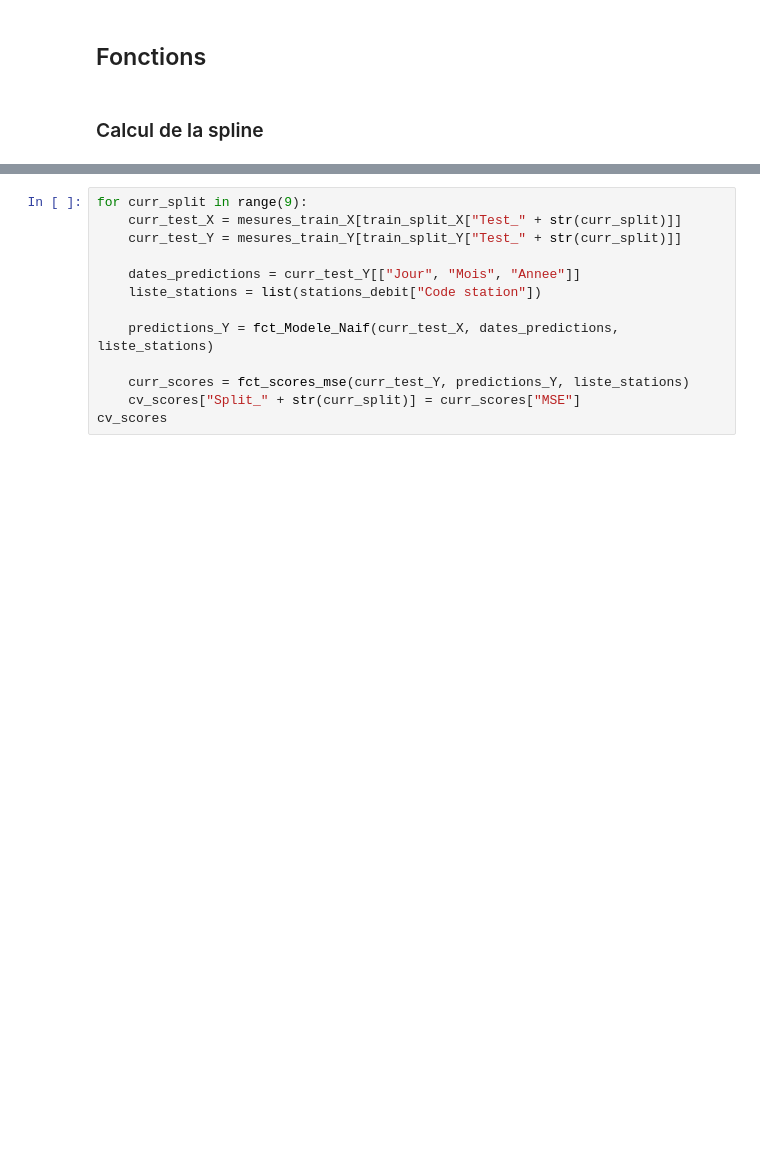
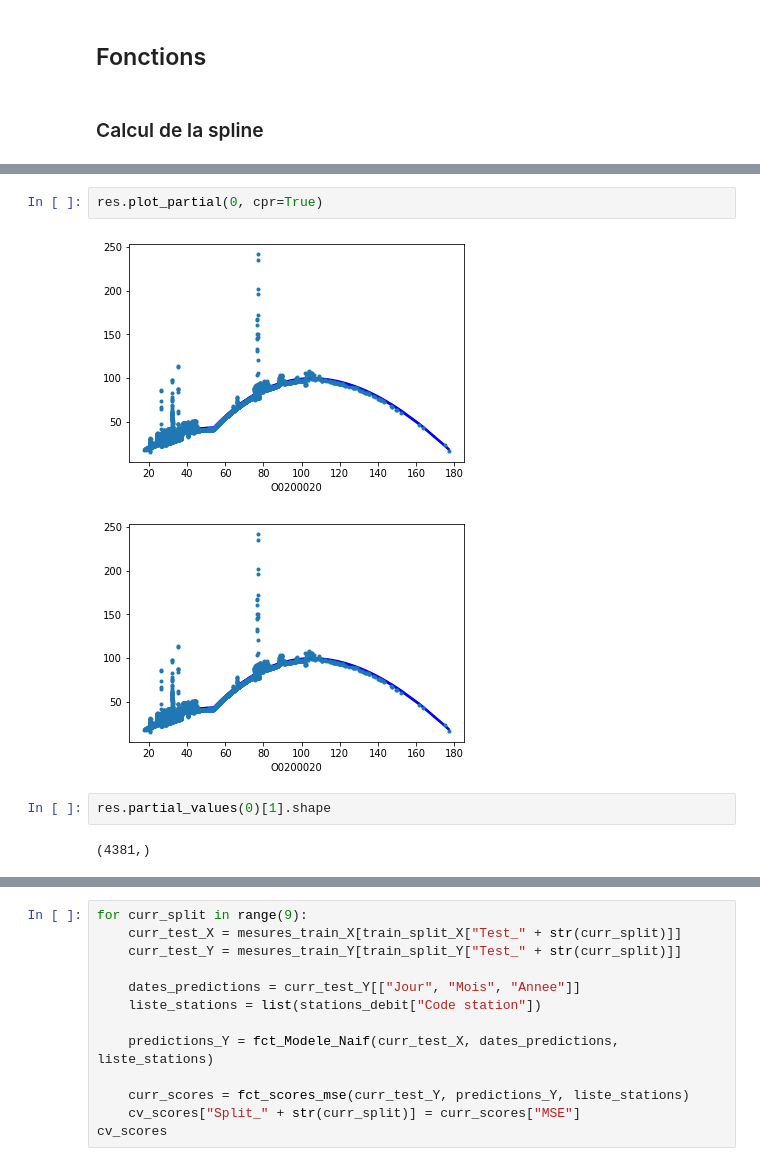
Before and after one commit to JlnZhou/ProjectML, a Jupyter notebook: Regression_Spline.ipynb, the cells around one changed output, grey strips where cells are left out. Saved outputs shown, nothing was run; the diff lists cells and outputs as text; blank space fills up the shorter version.

```diff
--- a/Regression_Spline.ipynb
+++ b/Regression_Spline.ipynb
@@ -42,0 +245,9 @@ Name: Date, Length: 4380, dtype: datetime64[ns]
+# %%
+res.plot_partial(0, cpr=True)
+# %% [output]
+[figure, added]
+[figure, added]
+# %%
+res.partial_values(0)[1].shape
+# %% [output]
+(4381,)
```
Also changed, not shown: parts of 26 cells of this notebook, 1 other file.
